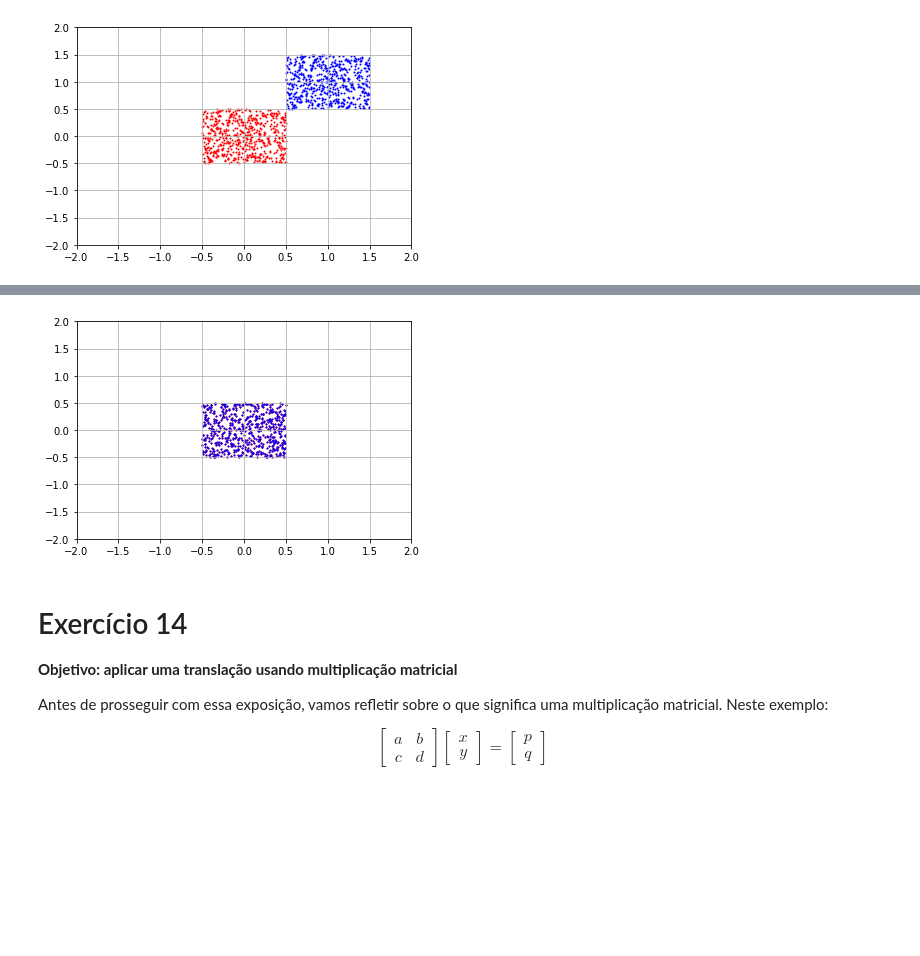
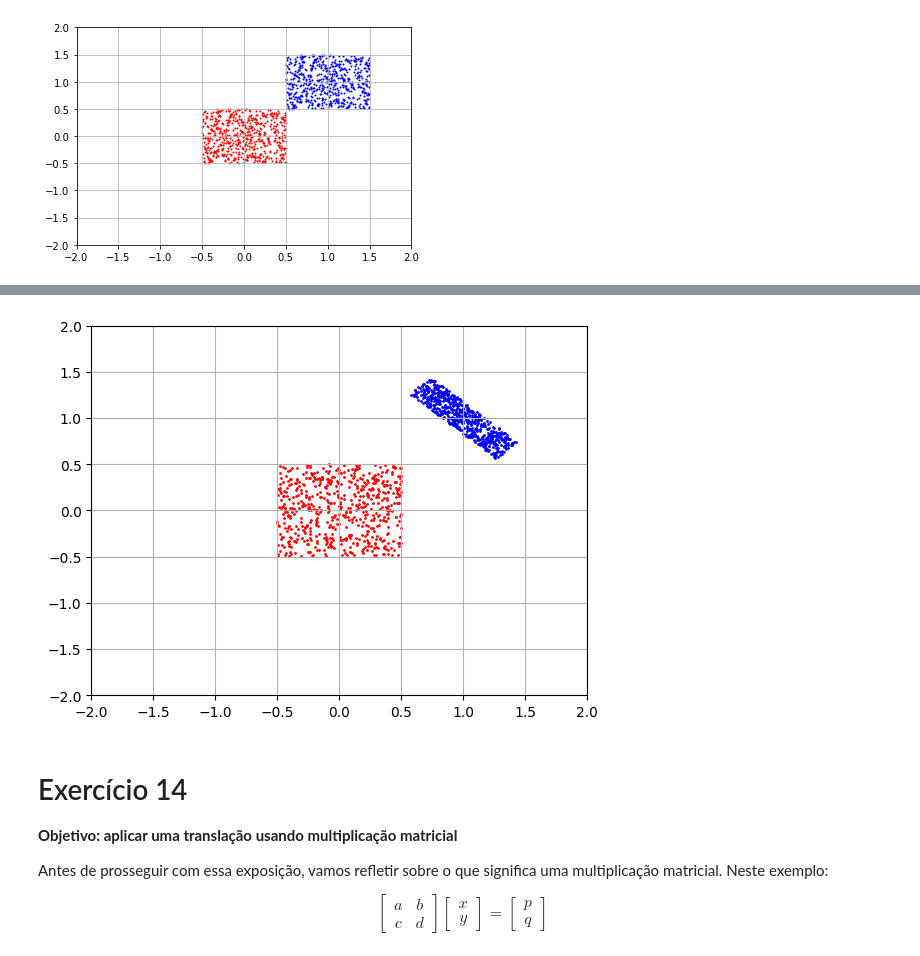
Before and after one commit to alemagno10/alglin-alunos, a Jupyter notebook: 03-geometria_analitica.ipynb, the cells around one changed output, grey strips where cells are left out. Cells and saved outputs as stored; diff of their text form; code cells hidden in the pictures; blank space fills up the shorter version.

```diff
--- a/03-geometria_analitica.ipynb
+++ b/03-geometria_analitica.ipynb
@@ -416,24 +458,25 @@ plt.show()
 # %%
 # Comece com esse código inicial!
 x = np.random.uniform(-0.5, 0.5, size=(2, 600))
-A = np.array( [[0.5, 0], [0, 1]]) # Compressao
-B = np.array( [[0.7, -0.7], [0.7, 0.7]]) # Rotacao
+A = np.array([[0.5, 0], [0, 1]]) # Compressao
+B = np.array([[0.7, -0.7], [0.7, 0.7]]) # Rotacao
 
 # Altere daqui para baixo
 # -----------------
-y = x
+y = B @ A @ A @ x
+y = y + np.array([[1,1]]).T #Translação
 # -----------------
 # Altere daqui para cima
 
 plt.figure()
 plt.scatter(x[0,:], x[1,:], s=1, c='r')
 plt.scatter(y[0,:], y[1,:], s=1, c='b')
 plt.xlim([-2, 2])
 plt.ylim([-2, 2])
 plt.grid()
 plt.show()
 # %% [output]
-[figure, old version]
+[figure, new version]
 # %% [markdown]
 # Exercício 14
 **Objetivo: aplicar uma translação usando multiplicação matricial**
```
Also changed, not shown: parts of 13 cells of this notebook, 1 other file.
